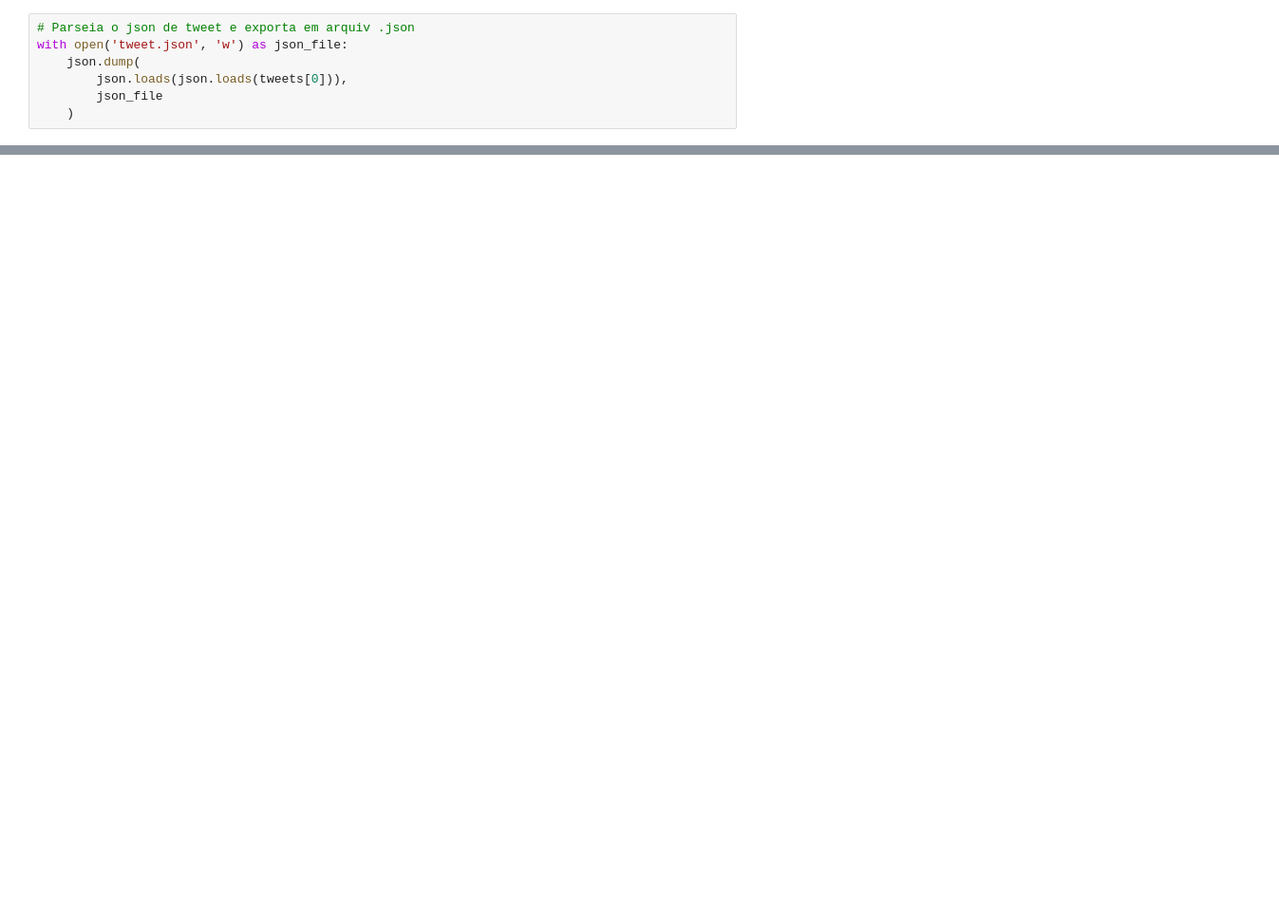
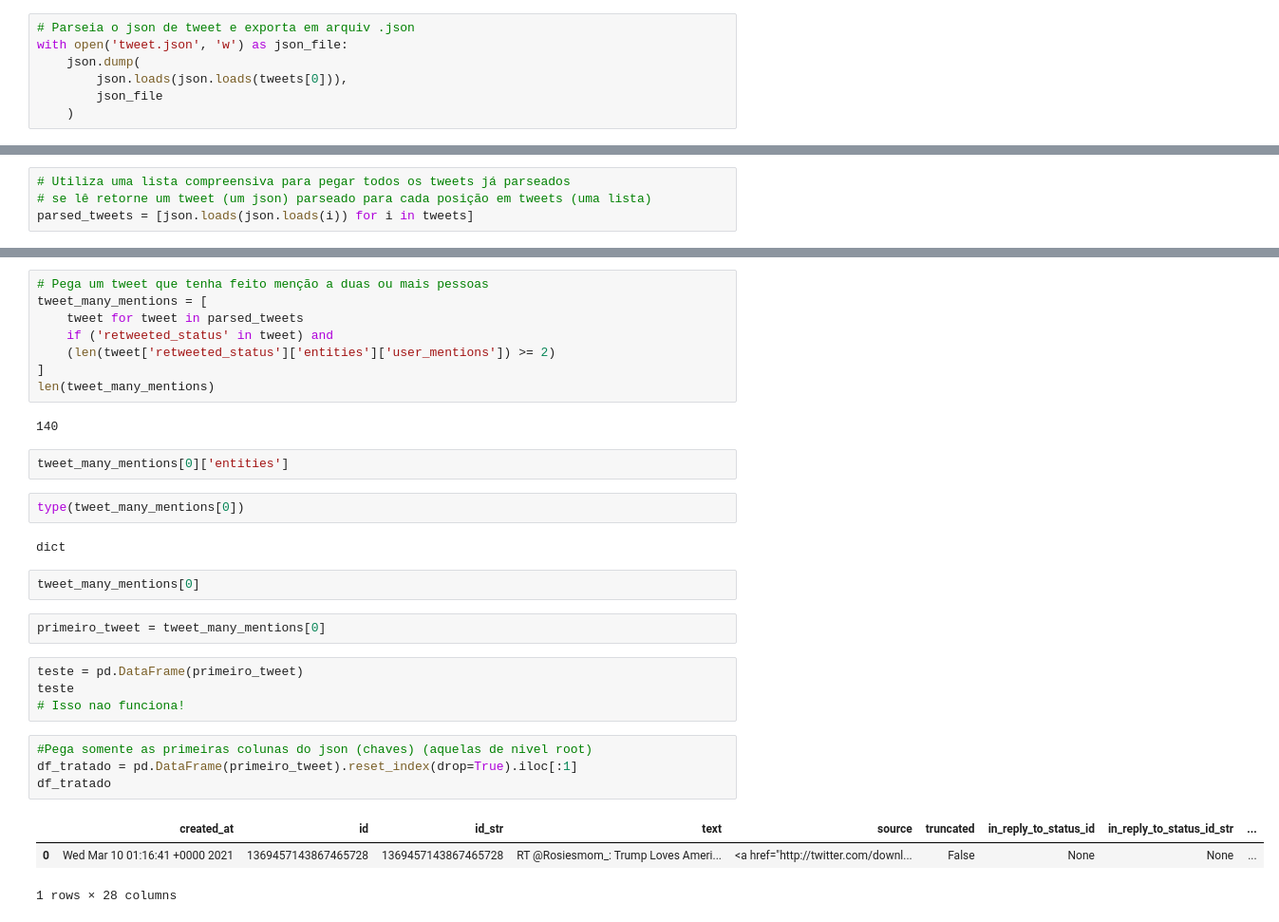
Before and after one commit to detonih/bootcamp_engenharia_dados_IGTI, a Jupyter notebook: modulo1/projeto_twitter/extract_analyze_tweets.ipynb, the cells around one changed output, grey strips where cells are left out. Shown at 95% size. Cells and saved outputs as stored; diff of their text form; blank space fills up the shorter version.

```diff
--- a/modulo1/projeto_twitter/extract_analyze_tweets.ipynb
+++ b/modulo1/projeto_twitter/extract_analyze_tweets.ipynb
@@ -58,0 +34,4 @@ dict
+# %%
+# Utiliza uma lista compreensiva para pegar todos os tweets já parseados
+# se lê retorne um tweet (um json) parseado para cada posição em tweets (uma lista)
+parsed_tweets = [json.loads(json.loads(i)) for i in tweets]
@@ -58,0 +93,32 @@ dict
+# %%
+# Pega um tweet que tenha feito menção a duas ou mais pessoas
+tweet_many_mentions = [
+    tweet for tweet in parsed_tweets
+    if ('retweeted_status' in tweet) and
+    (len(tweet['retweeted_status']['entities']['user_mentions']) >= 2)
+]
+len(tweet_many_mentions)
+# %% [output]
+140
+# %%
+tweet_many_mentions[0]['entities']
+# %%
+type(tweet_many_mentions[0])
+# %% [output]
+dict
+# %%
+tweet_many_mentions[0]
+# %%
+primeiro_tweet = tweet_many_mentions[0]
+# %%
+teste = pd.DataFrame(primeiro_tweet)
+teste
+# Isso nao funciona!
+# %%
+#Pega somente as primeiras colunas do json (chaves) (aquelas de nivel root)
+df_tratado = pd.DataFrame(primeiro_tweet).reset_index(drop=True).iloc[:1]
+df_tratado
+# %% [output]
+|  | created_at | id | id_str | text | source | truncated | in_reply_to_status_id | in_reply_to_status_id_str | ... |
+| 0 | Wed Mar 10 01:16:41 +0000 2021 | 1369457143867465728 | 1369457143867465728 | RT @Rosiesmom_: Trump Loves Ameri... | <a href="http://twitter.com/downl... | False | None | None | ... |
+1 rows × 28 columns
```
Also changed, not shown: parts of 44 cells of this notebook.
